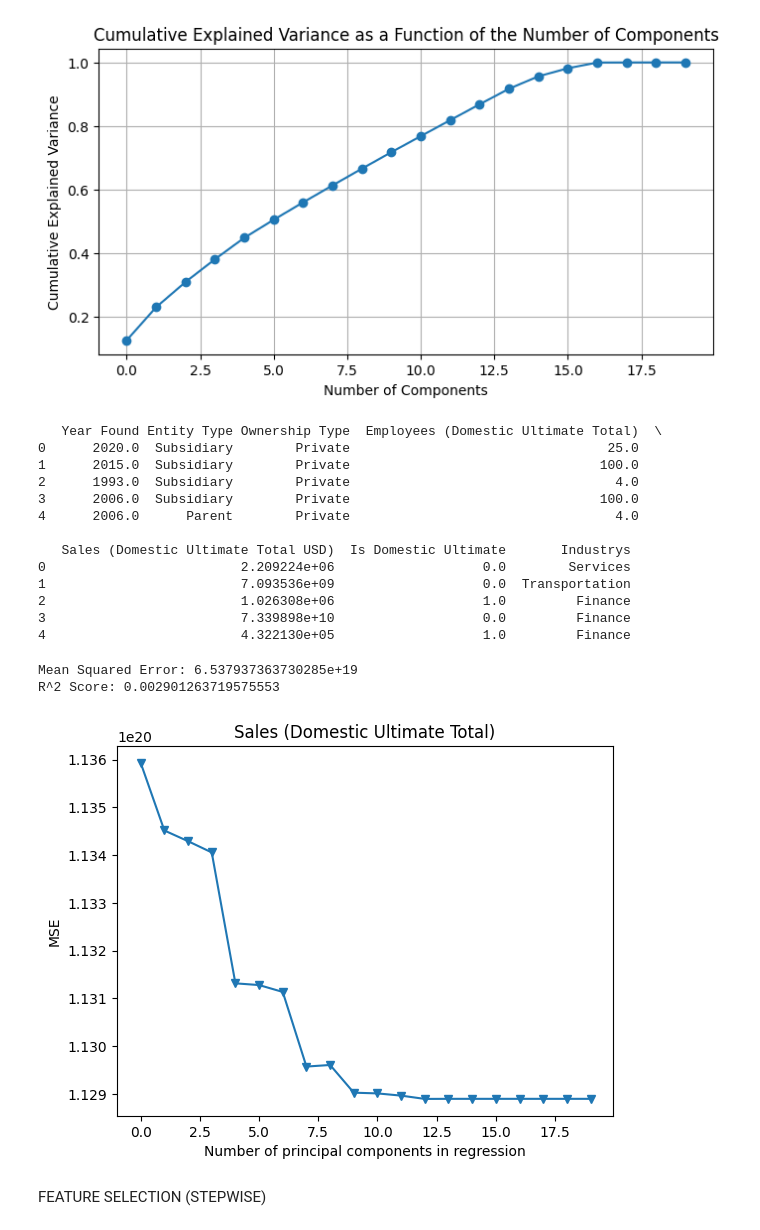
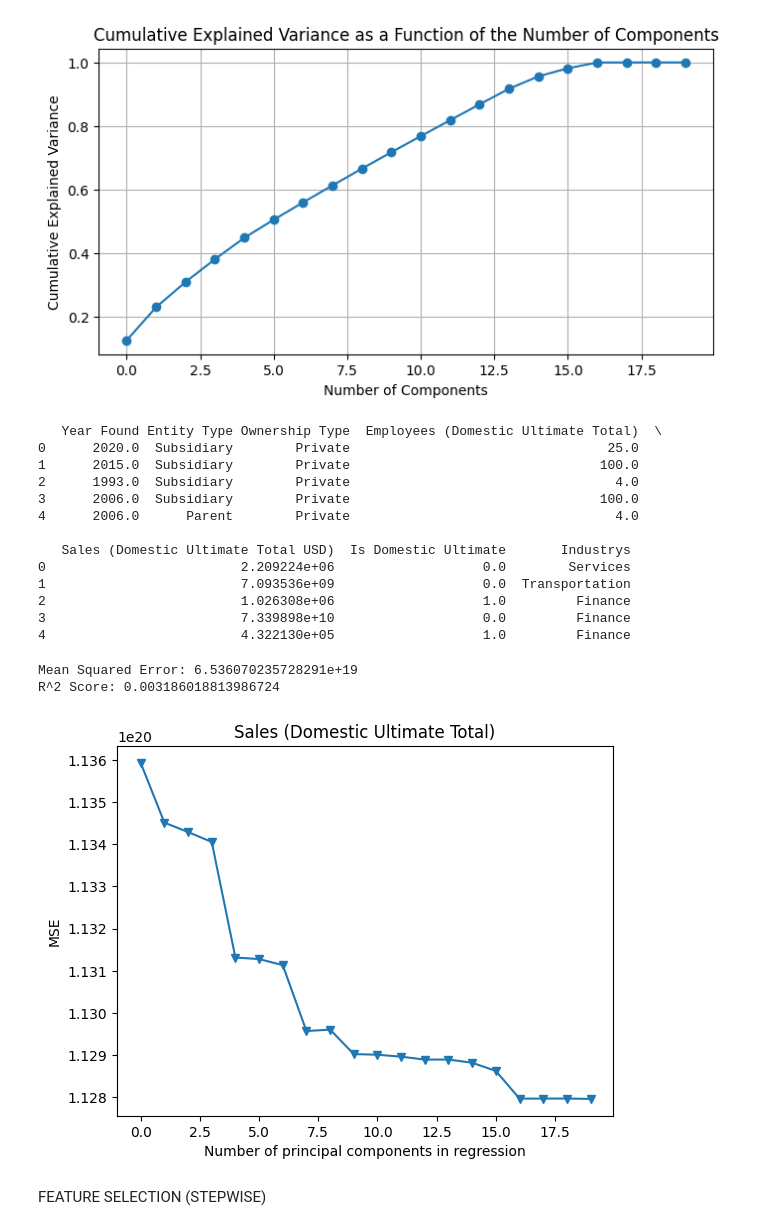
Before and after one commit to siruislybro/NUS-SDS-Datathon-Champion, a Jupyter notebook: NUS_DATATHON_CHAMPION_TEAM NAME.ipynb, the cells around one changed output. Saved outputs shown, nothing was run; the diff lists cells and outputs as text; code cells hidden in the pictures.

```diff
--- a/NUS_DATATHON_CHAMPION_TEAM NAME.ipynb
+++ b/NUS_DATATHON_CHAMPION_TEAM NAME.ipynb
@@ -378,6 +378,10 @@ X_train_scaled = scaler.fit_transform(X_train)
 X_test_scaled = scaler.transform(X_test)
 
 # Apply PCA
+
+pca = PCA()
+X_train_pca = pca.fit_transform(X_train_scaled)
+X_test_pca = pca.transform(X_test_scaled)
 
 # Select the number of components based on cumulative variance plot + 10-Fold cross validation
 
@@ -406,40 +410,37 @@ plt.xlim(xmin=-1)
 
 # Pick 13 components
 n_components = 13
-pca = PCA(n_components=n_components)
-X_train_pca = pca.fit_transform(X_train_scaled)
-X_test_pca = pca.transform(X_test_scaled)
 
 # Regression Model
 regressor = LinearRegression()
 regressor.fit(X_train_pca, y_train)
 
 # Predictions
 y_pred = regressor.predict(X_test_pca)
 
 # Evaluate the model
 mse = mean_squared_error(y_test, y_pred)
 r2 = r2_score(y_test, y_pred)
 
 print(f'Mean Squared Error: {mse}')
 print(f'R^2 Score: {r2}')
 # %% [output]
    Year Found Entity Type Ownership Type  Employees (Domestic Ultimate Total)  \
 0      2020.0  Subsidiary        Private                                 25.0
 1      2015.0  Subsidiary        Private                                100.0
 2      1993.0  Subsidiary        Private                                  4.0
 3      2006.0  Subsidiary        Private                                100.0
 4      2006.0      Parent        Private                                  4.0
 
    Sales (Domestic Ultimate Total USD)  Is Domestic Ultimate       Industrys
 0                         2.209224e+06                   0.0        Services
 1                         7.093536e+09                   0.0  Transportation
 2                         1.026308e+06                   1.0         Finance
 3                         7.339898e+10                   0.0         Finance
 4                         4.322130e+05                   1.0         Finance
-Mean Squared Error: 6.537937363730285e+19
-R^2 Score: 0.002901263719575553
+Mean Squared Error: 6.536070235728291e+19
+R^2 Score: 0.003186018813986724
-[figure, old version]
+[figure, new version]
 # %% [markdown]
 FEATURE SELECTION (STEPWISE)
 # %%
```
